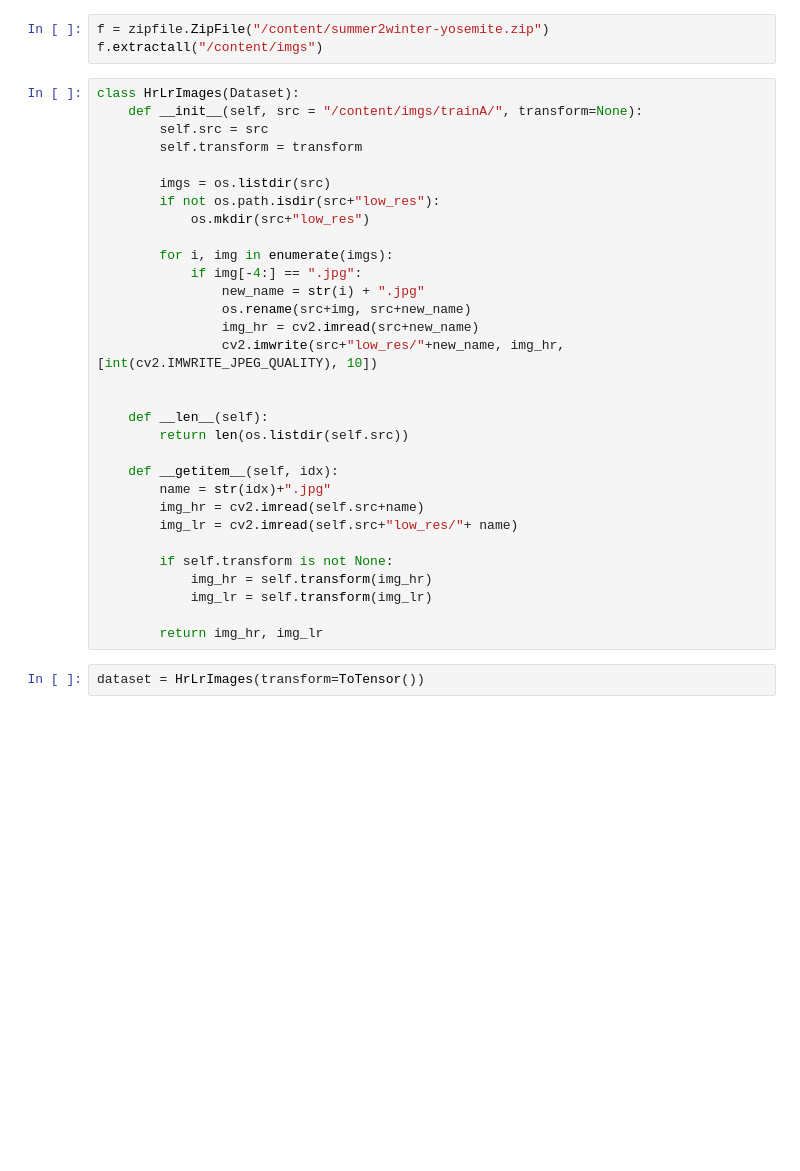
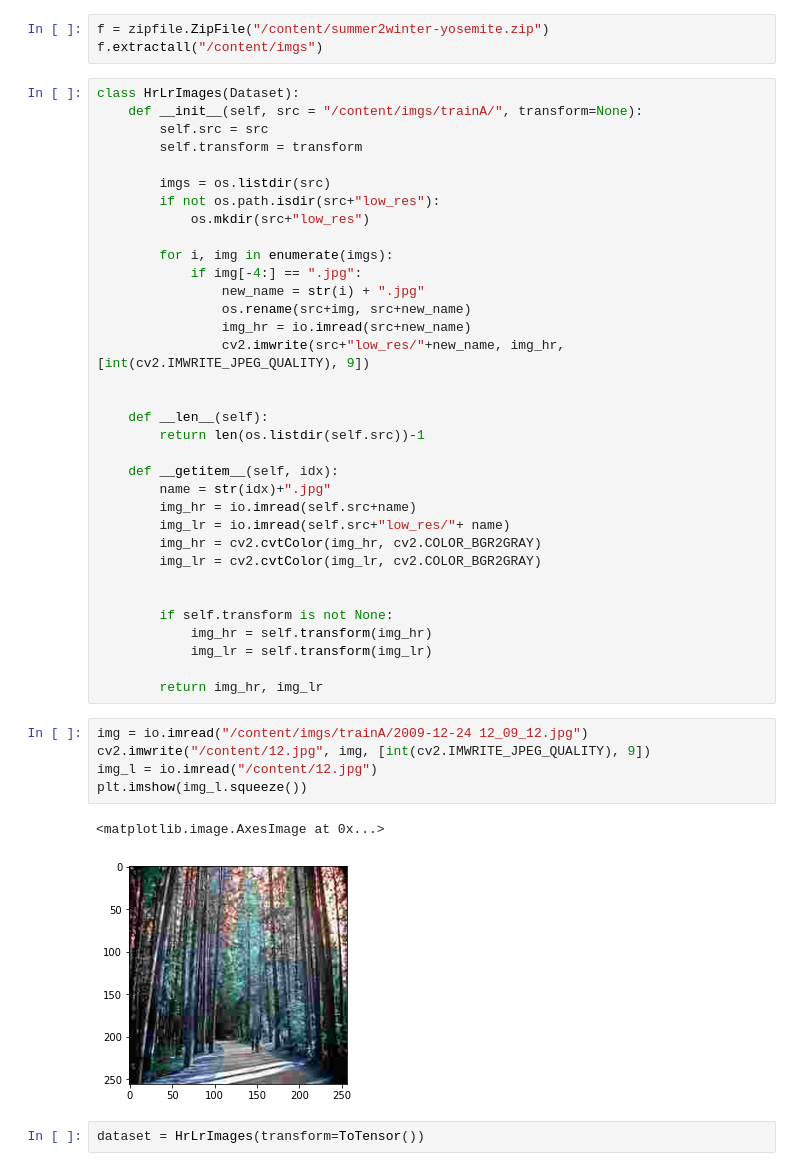
Before and after one commit to IOBananaOI/ImageQualityImprover, a Jupyter notebook: main.ipynb, the cells around one changed output. Saved outputs shown, nothing was run; the diff lists cells and outputs as text; blank space fills up the shorter version.

```diff
--- a/main.ipynb
+++ b/main.ipynb
@@ -48,22 +50,33 @@ class HrLrImages(Dataset):
             if img[-4:] == ".jpg":
                 new_name = str(i) + ".jpg"
                 os.rename(src+img, src+new_name)
-                img_hr = cv2.imread(src+new_name)
-                cv2.imwrite(src+"low_res/"+new_name, img_hr, [int(cv2.IMWRITE_JPEG_QUALITY), 10])
+                img_hr = io.imread(src+new_name)
+                cv2.imwrite(src+"low_res/"+new_name, img_hr, [int(cv2.IMWRITE_JPEG_QUALITY), 9])
 
 
     def __len__(self):
-        return len(os.listdir(self.src))
+        return len(os.listdir(self.src))-1
 
     def __getitem__(self, idx):
         name = str(idx)+".jpg"
-        img_hr = cv2.imread(self.src+name)
-        img_lr = cv2.imread(self.src+"low_res/"+ name)
+        img_hr = io.imread(self.src+name)
+        img_lr = io.imread(self.src+"low_res/"+ name)
+        img_hr = cv2.cvtColor(img_hr, cv2.COLOR_BGR2GRAY)
+        img_lr = cv2.cvtColor(img_lr, cv2.COLOR_BGR2GRAY)
+
 
         if self.transform is not None:
             img_hr = self.transform(img_hr)
             img_lr = self.transform(img_lr)
 
         return img_hr, img_lr
+# %%
+img = io.imread("/content/imgs/trainA/2009-12-24 12_09_12.jpg")
+cv2.imwrite("/content/12.jpg", img, [int(cv2.IMWRITE_JPEG_QUALITY), 9])
+img_l = io.imread("/content/12.jpg")
+plt.imshow(img_l.squeeze())
+# %% [output]
+<matplotlib.image.AxesImage at 0x...>
+[figure, added]
 # %%
 dataset = HrLrImages(transform=ToTensor())
```
Also changed, not shown: parts of 17 cells of this notebook.
